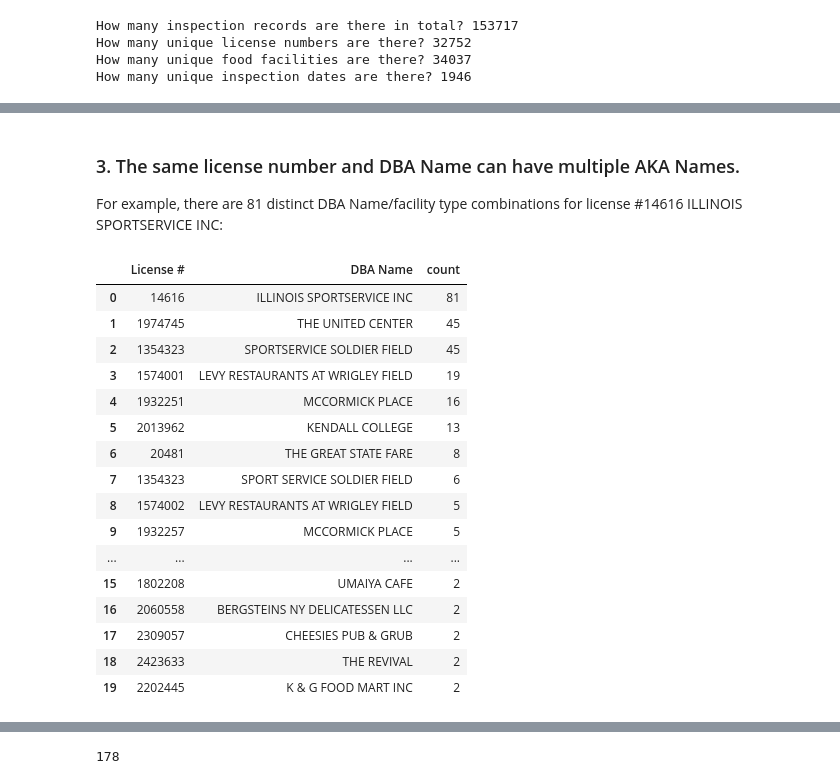
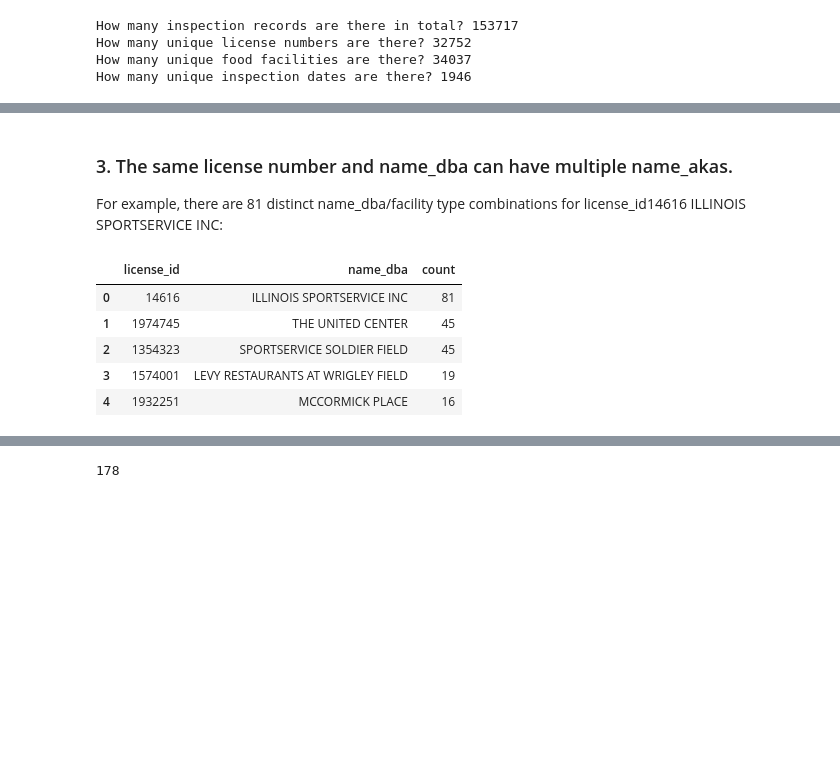
Before and after one commit to delongmeng/Chicago_Food_Inspection, a Jupyter notebook: data_cleaning_step_3b.ipynb, the cells around one changed output, grey strips where cells are left out. Saved outputs shown, nothing was run; the diff lists cells and outputs as text; code cells hidden in the pictures; blank space fills up the shorter version.

```diff
--- a/data_cleaning_step_3b.ipynb
+++ b/data_cleaning_step_3b.ipynb
@@ -354,0 +751,7 @@ Confirm the change:
+# %%
+def combine_risk(x):
+    non_nan_risks = list(set(x) - set([np.nan]))
+    return non_nan_risks[0] if len(non_nan_risks) == 1 else np.nan
+
+risk_dedup = duplicated_risk.groupby(by=['license_id', 'name_dba', 'name_aka', 'address'], dropna=False)['risk'].agg(combine_risk).rename('risk').reset_index()
+risk_dedup
@@ -354,0 +776,17 @@ Confirm the change:
+# %%
+license_to_check, dba_to_check, address_to_check = list(risk_dedup['license_id']), list(risk_dedup['name_dba']), list(risk_dedup['address'])
+
+def clean_risk(x):
+    license, dba, aka, address, risk = x['license_id'], x['name_dba'], x['name_aka'], x['address'], x['risk']
+    if (license in license_to_check) and (dba in dba_to_check) and (address in address_to_check):
+        temp = risk_dedup[(risk_dedup['license_id']==license) &
+                     (risk_dedup['name_dba']==dba) &
+                     (pd.isnull(risk_dedup['name_aka']) | (risk_dedup['name_aka']==aka)) &
+                     (risk_dedup['address']==address)]
+        if len(temp) == 1:
+            risk = temp['risk'].values[0]
+
+    return risk
+
+input_data['risk'] = input_data.apply(clean_risk, axis=1)
+input_data
@@ -359,0 +830,3 @@ temp[temp.duplicated(subset=['License #', 'DBA Name', 'AKA Name', 'Address'], ke
+# %%
+conclusive_results = ['Pass', 'Fail', 'Pass w/ Conditions']
+non_conclusive_results = ['Out of Business', 'No Entry', 'Not Ready', 'Business Not Located']
@@ -359,0 +854,2 @@ temp[temp.duplicated(subset=['License #', 'DBA Name', 'AKA Name', 'Address'], ke
+# %%
+input_data['violations'] = input_data.apply(lambda x: np.nan if (x['results'] in non_conclusive_results) else x['violations'], axis=1)
@@ -489,27 +995,16 @@ temp[temp.duplicated(subset=['License #', 'DBA Name', 'AKA Name', 'Facility Type
 # %% [markdown]
-### 3. The same license number and DBA Name can have multiple AKA Names.
-For example, there are 81 distinct DBA Name/facility type combinations for license #14616 ILLINOIS SPORTSERVICE INC:
+### 3. The same license number and name_dba can have multiple name_akas.
+For example, there are 81 distinct name_dba/facility type combinations for license_id14616 ILLINOIS SPORTSERVICE INC:
 # %%
-temp = input_data[['License #', 'DBA Name', 'AKA Name', 'Facility Type']].drop_duplicates().groupby(
-    by=['License #', 'DBA Name'], dropna=False).size().rename('count').reset_index()\
+temp = input_data[['license_id', 'name_dba', 'name_aka', 'facility_type']].drop_duplicates().groupby(
+    by=['license_id', 'name_dba'], dropna=False).size().rename('count').reset_index()\
     .sort_values(by='count', ascending=False).reset_index(drop=True)
-temp.head(20)
+temp.head(5)
 # %% [output]
-|  | License # | DBA Name | count |
+|  | license_id | name_dba | count |
 | 0 | 14616 | ILLINOIS SPORTSERVICE INC | 81 |
 | 1 | 1974745 | THE UNITED CENTER | 45 |
 | 2 | 1354323 | SPORTSERVICE SOLDIER FIELD | 45 |
 | 3 | 1574001 | LEVY RESTAURANTS AT WRIGLEY FIELD | 19 |
 | 4 | 1932251 | MCCORMICK PLACE | 16 |
-| 5 | 2013962 | KENDALL COLLEGE | 13 |
-| 6 | 20481 | THE GREAT STATE FARE | 8 |
-| 7 | 1354323 | SPORT SERVICE SOLDIER FIELD | 6 |
-| 8 | 1574002 | LEVY RESTAURANTS AT WRIGLEY FIELD | 5 |
-| 9 | 1932257 | MCCORMICK PLACE | 5 |
-| ... | ... | ... | ... |
-| 15 | 1802208 | UMAIYA CAFE | 2 |
-| 16 | 2060558 | BERGSTEINS NY DELICATESSEN LLC | 2 |
-| 17 | 2309057 | CHEESIES PUB & GRUB | 2 |
-| 18 | 2423633 | THE REVIVAL | 2 |
-| 19 | 2202445 | K & G FOOD MART INC | 2 |
 # %% [markdown]
```
Also changed, not shown: parts of 221 cells of this notebook.
